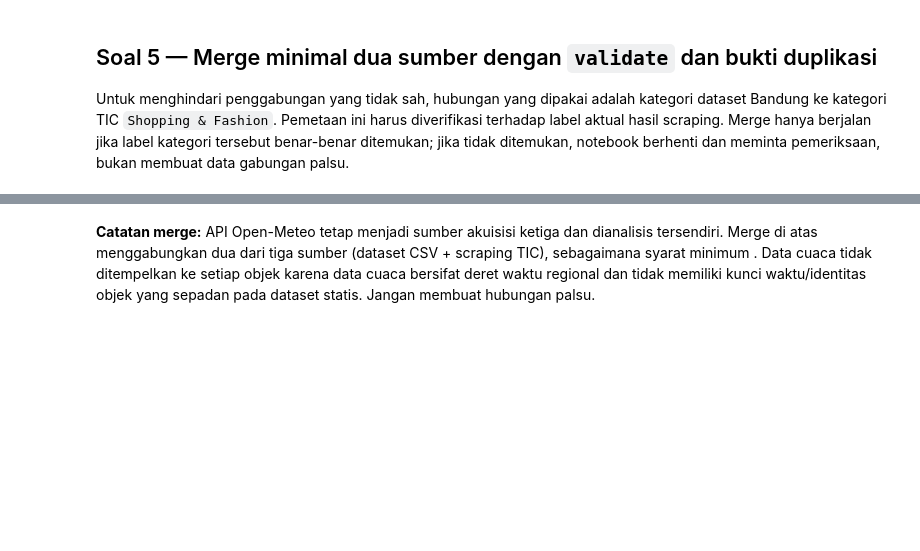
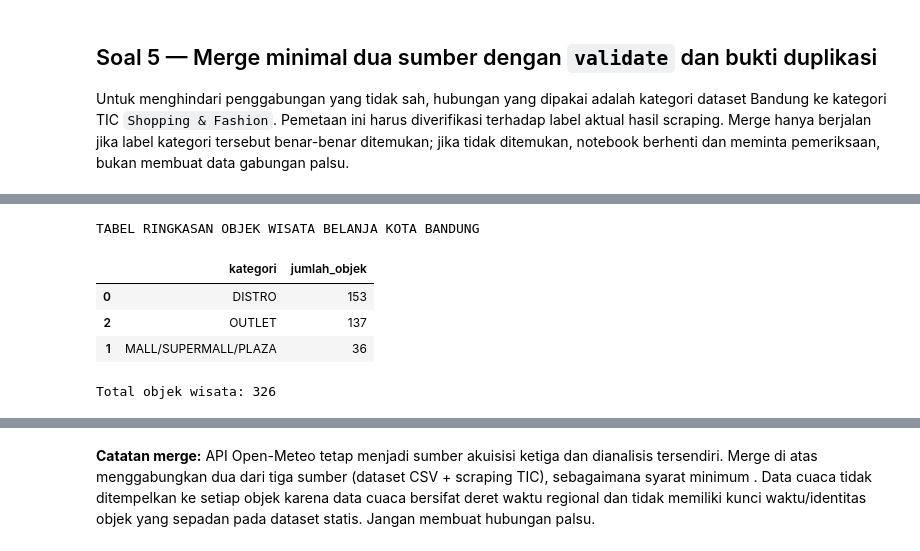
Before and after one commit to agungcihuyy/UTS_DAM_Wisata_Bandung, a Jupyter notebook: notebooks/UTS_DAM_Bandung.ipynb, the cells around one changed output, grey strips where cells are left out. Cells and saved outputs as stored; diff of their text form; code cells hidden in the pictures; blank space fills up the shorter version.

```diff
--- a/notebooks/UTS_DAM_Bandung.ipynb
+++ b/notebooks/UTS_DAM_Bandung.ipynb
@@ -541,0 +579,27 @@ Duplikasi penuh setelah merge: 0
+# %%
+# Membuat tabel ringkasan jumlah objek wisata berdasarkan kategori
+tabel_ringkasan = (
+    df.groupby("kategori")
+    .agg(
+        jumlah_objek=("nama_objek_wisata", "count")
+    )
+    .reset_index()
+    .sort_values(
+        by="jumlah_objek",
+        ascending=False
+    )
+)
+
+# Menampilkan tabel ringkasan
+print("TABEL RINGKASAN OBJEK WISATA BELANJA KOTA BANDUNG")
+display(tabel_ringkasan)
+
+# Menampilkan total objek wisata
+print("Total objek wisata:", tabel_ringkasan["jumlah_objek"].sum())
+# %% [output]
+TABEL RINGKASAN OBJEK WISATA BELANJA KOTA BANDUNG
+|  | kategori | jumlah_objek |
+| 0 | DISTRO | 153 |
+| 2 | OUTLET | 137 |
+| 1 | MALL/SUPERMALL/PLAZA | 36 |
+Total objek wisata: 326
```
Also changed, not shown: parts of 13 cells of this notebook, 9 other files.
